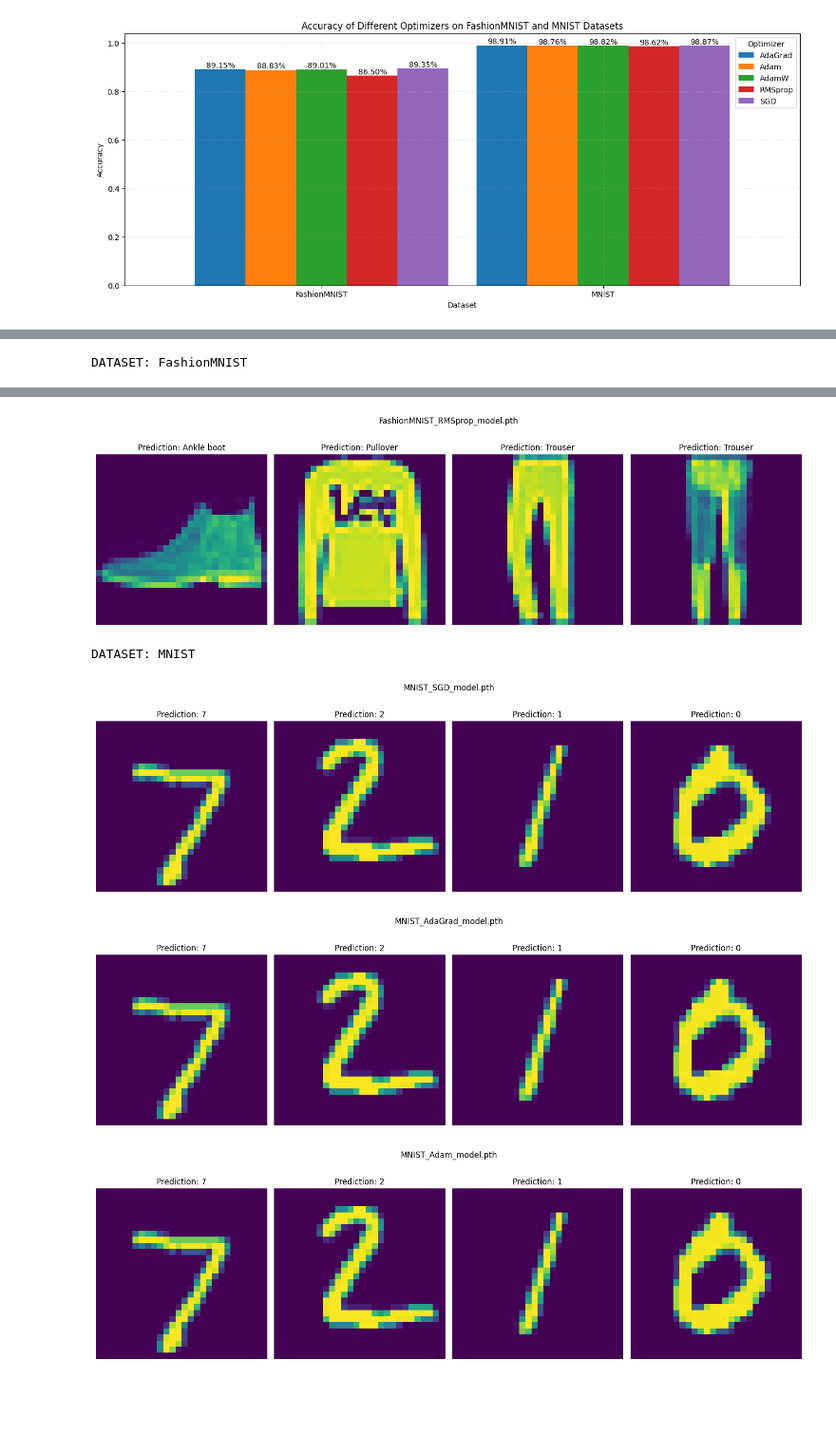
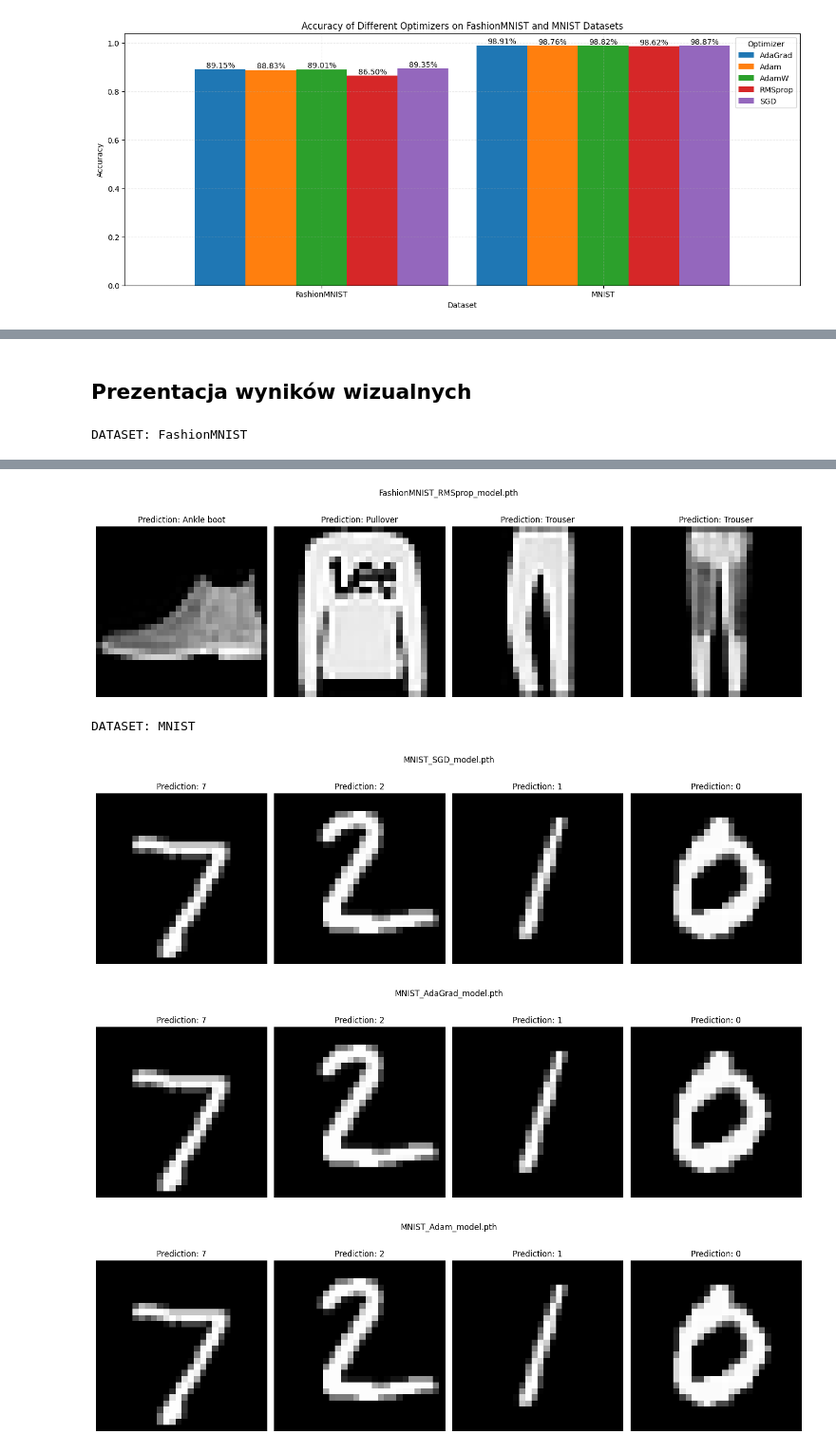
Before and after one commit to a-pralat/TUM-miniproject, a Jupyter notebook: main.ipynb, the cells around one changed output, grey strips where cells are left out. Shown at 95% size. Drawn from its saved outputs; the diff is of its cells as text; code cells hidden in the pictures; blank space fills up the shorter version.

```diff
--- a/main.ipynb
+++ b/main.ipynb
@@ -296,3 +314,5 @@ plt.show()
+# %% [markdown]
+## Prezentacja wyników wizualnych
 # %%
 def predict(images, model):
     images = images.to(device)
@@ -349,7 +369,7 @@ for dataset_name, dataset in datasets.items():
 
         fig.suptitle(f"{dataset_name}_{optimizer_name}_model.pth")
         for ax, image, i in zip(axes, images, range(len(images))):
-            ax.imshow(image[0])
+            ax.imshow(image[0], cmap="gray")
             if "Fashion" in dataset_name:
                 ax.set_title(f"Prediction: {fashion_mnist_labels[image_predictions[i][0]]}")
             else:
@@ -367,5 +387,5 @@ DATASET: FashionMNIST
-[figure, old version]
+[figure, new version]
 DATASET: MNIST
-[figure, old version]
+[figure, new version]
-[figure, old version]
+[figure, new version]
-[figure, old version]
+[figure, new version]
```
Also changed, not shown: parts of 10 cells of this notebook, 10 other files.
